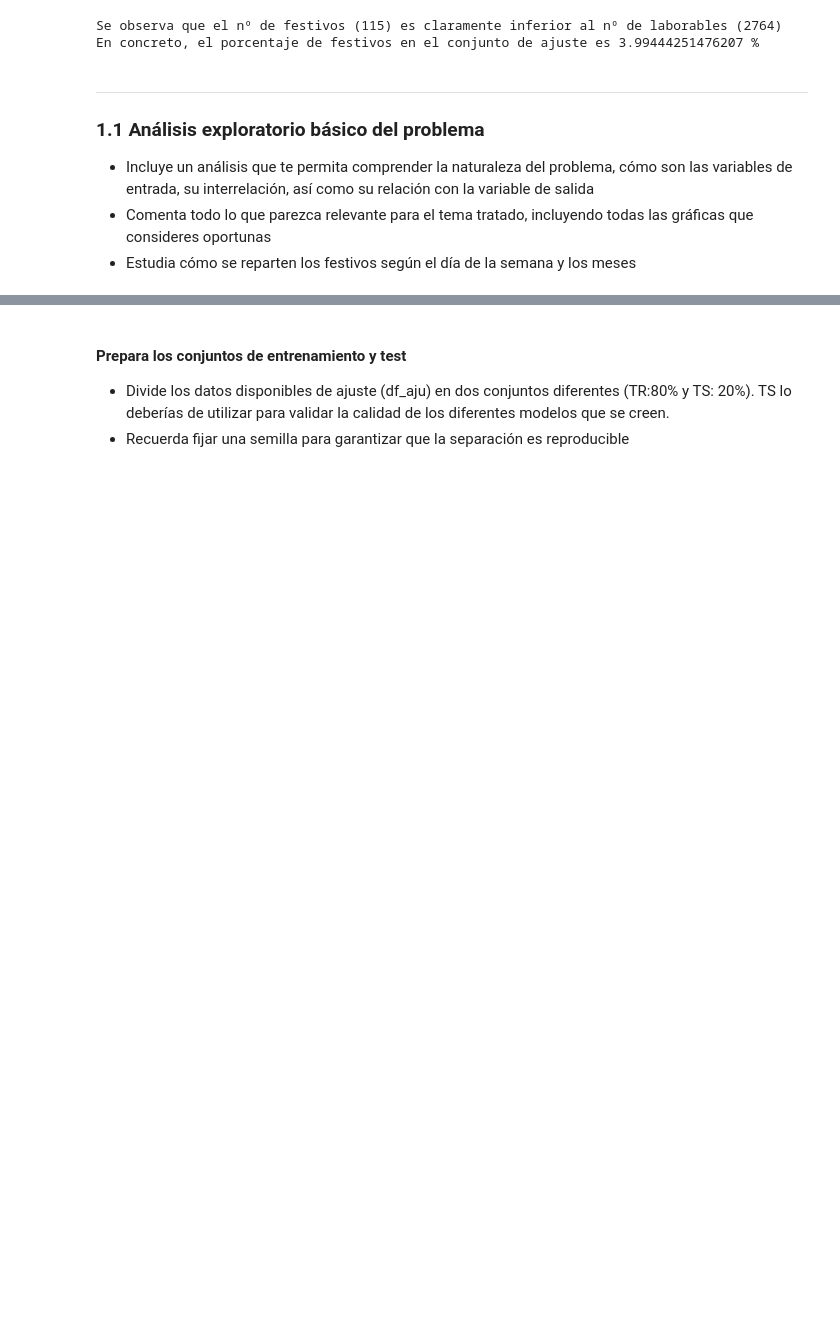
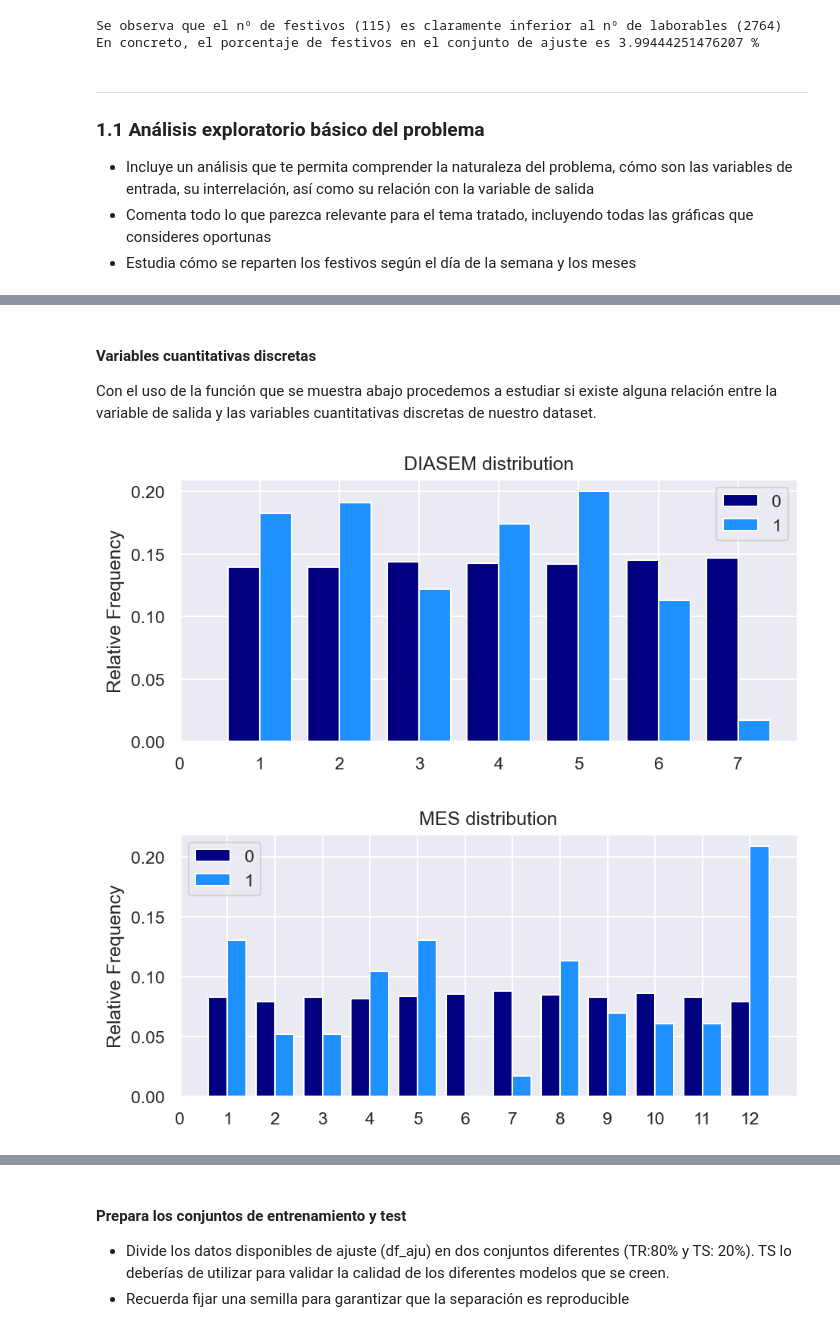
Before and after one commit to carlota-moh/ml2-ensemble, a Jupyter notebook: template.ipynb, the cells around one changed output, grey strips where cells are left out. Drawn from its saved outputs; the diff is of its cells as text; code cells hidden in the pictures; blank space fills up the shorter version.

```diff
--- a/template.ipynb
+++ b/template.ipynb
@@ -112,0 +215,31 @@ En concreto, el porcentaje de festivos en el conjunto de ajuste es 3.99444251476
+# %% [markdown]
+#### Variables cuantitativas discretas
+
+Con el uso de la función que se muestra abajo procedemos a estudiar si existe alguna relación entre la variable de salida y las variables cuantitativas discretas de nuestro dataset.
+# %%
+target = "FESTIVO"
+# %%
+#-------------------------- NO ESCRIBAS LÍNEAS DE CÓDIGO MÁS LARGAS QUE LO QUE OCUPA ESTA LÍNEA -----------------------------|
+def discrete_graph(df0, df1, input):
+    plt.figure(figsize=(7, 3), dpi=150)
+    plt.bar(x=df0[input].value_counts().sort_index().index, height=df0[input].value_counts(normalize=True).sort_index(),
+            align='edge', width=-0.4, color="navy", label="0")
+    plt.bar(x=df1[input].value_counts().sort_index().index, height=df1[input].value_counts(normalize=True).sort_index(),
+            align='edge', width=0.4, color="dodgerblue", label="1")
+    plt.legend()
+    title = input + ' distribution'
+    plt.title(title)
+    plt.ylabel('Relative Frequency')
+    plt.xticks([i for i in range(df0[input].max()+1)])
+    plt.show()
+# %%
+# This will helps us with the visualization
+df_aju_0 = df_aju.loc[df_aju[target]==0]
+df_aju_1 = df_aju.loc[df_aju[target]==1]
+# %%
+discrete = ["DIASEM", "MES"]
+for variable in discrete:
+    discrete_graph(df_aju_0, df_aju_1, variable)
+# %% [output]
+[figure, added]
+[figure, added]
```
Also changed, not shown: parts of 80 cells of this notebook.
